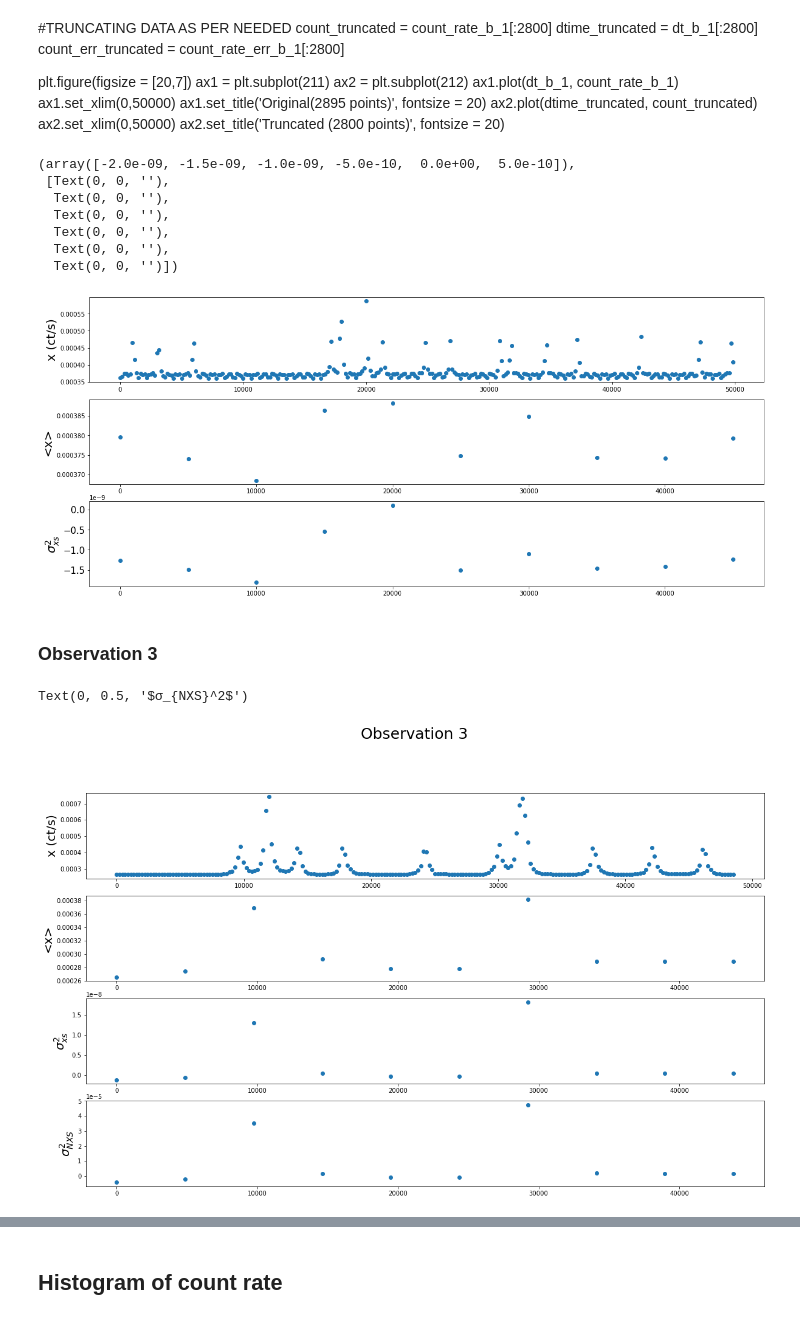
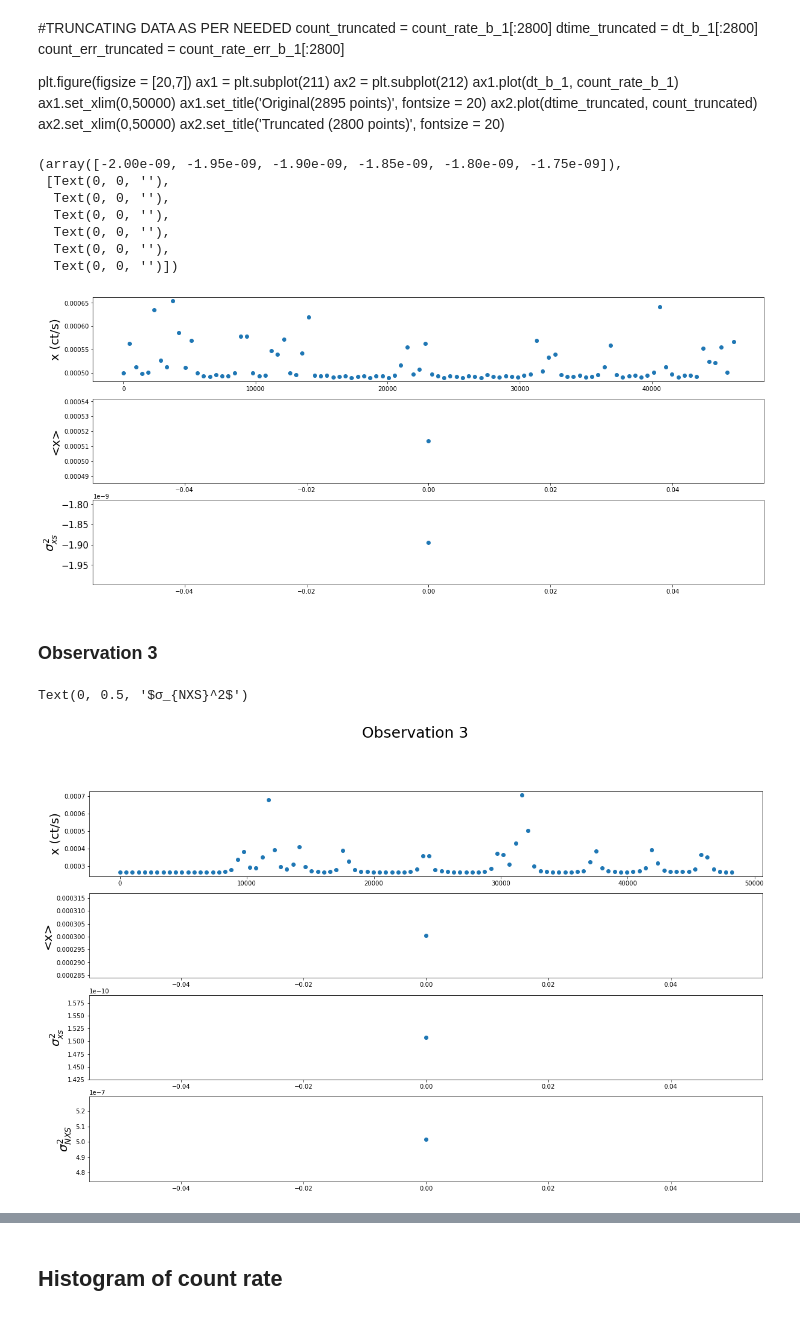
Before and after one commit to Samrat0512/IIST-MS-Project, a Jupyter notebook: Lightcurves/source_6/ACIS_Broad_Band.ipynb, the cells around one changed output, grey strips where cells are left out. Saved outputs shown, nothing was run; the diff lists cells and outputs as text; code cells hidden in the pictures.

```diff
--- a/Lightcurves/source_6/ACIS_Broad_Band.ipynb
+++ b/Lightcurves/source_6/ACIS_Broad_Band.ipynb
@@ -151,7 +151,7 @@ plt.legend(fontsize = 15)
 ### Observation 1
 # %%
 n_total_b_1 = 2800 #Total data points
-n_bin_b_1 = 280 #Number of bins
+n_bin_b_1 = 100 #Number of bins
 bin_size_b_1 = int(n_total_b_1/n_bin_b_1) #Bin size in units of data points
 binned_resolution_b_1 = bin_size_b_1*resolution_b_1
 print(f'Binned resolution is {binned_resolution_b_1}s')
@@ -169,7 +169,7 @@ for i in range(n_bin_b_1):
         cr_binned_b_1[i] += count_rate_b_1[j+i*bin_size_b_1]/bin_size_b_1
         #summing square errors
         sum_err_sq += count_rate_err_b_1[j+i*bin_size_b_1]**2
-    err_binned_b_1[i] = (sum_err_sq/n_bin_b_1)**0.5
+    err_binned_b_1[i] = (sum_err_sq/bin_size_b_1**2)**0.5
 
 #Percentage error before and after binning
 err_percent_binned_b_1 = []
@@ -227,7 +227,7 @@ Binned resolution is 166.76075518131s
 ### Observation 3
 # %%
 n_total_b_3 = 1100 #Total data points(Truncated)
-n_bin_b_3 = 220 #Number of bins
+n_bin_b_3 = 100 #Number of bins
 bin_size_b_3 = int(n_total_b_3/n_bin_b_3) #Bin size in units of data points
 binned_resolution_b_3 = bin_size_b_3*resolution_b_3
 print(f'Binned resolution is {binned_resolution_b_3}s')
@@ -245,7 +245,7 @@ for i in range(n_bin_b_3):
             cr_binned_b_3[i] += count_rate_b_3[j+i*bin_size_b_3]/bin_size_b_3
             #summing square errors
             sum_err_sq += count_rate_err_b_3[j+i*bin_size_b_3]**2
-        err_binned_b_3[i] = (sum_err_sq/n_bin_b_3)**0.5
+        err_binned_b_3[i] = (sum_err_sq/bin_size_b_3**2)**0.5
 
 #Percentage error before and after binning
 err_percent_binned_b_3 = []
@@ -293,7 +293,7 @@ for i in range(n_bin_b_4):
         cr_binned_b_4[i] += count_rate_b_4[j+i*bin_size_b_4]/bin_size_b_4
         #summing square errors
         sum_err_sq += count_rate_err_b_4[j+i*bin_size_b_4]**2
-    err_binned_b_4[i] = (sum_err_sq/n_bin_b_4)**0.5
+    err_binned_b_4[i] = (sum_err_sq/bin_size_b_4**2)**0.5
 
 #Percentage error before and after binning
 err_percent_binned_b_4 = []
@@ -367,19 +367,19 @@ ax2.set_xlim(0,50000)
 ax2.set_title('Truncated (2800 points)', fontsize = 20)
 # %%
 #MAKING AVG FLUX OF EVERY 20 POINTS
-n_binned = 300 #Total data points(already binned)
-bin_size = 30 #size of the bin in data points
+n_binned = 100 #Total data points(already binned)
+bin_size = 100 #size of the bin in data points
 n_points = int(n_binned/bin_size) #no. of data points
 
 #print(n_points)
 t_avg = [] #time for avg count of 20
 c_avg = [] #avg count rate on 20 points bin
 for i in range(n_points):
-    t_avg.append(t_binned_b_4[i*bin_size])
+    t_avg.append(t_binned_b_1[i*bin_size])
     #print(i,i*25)
     sum = 0
     for j in range(bin_size):
-        sum += cr_binned_b_4[j+i*bin_size]
+        sum += cr_binned_b_1[j+i*bin_size]
     c_avg.append(sum/bin_size)
 
 var = [] #variance
@@ -388,8 +388,8 @@ for i in range(n_points):
     sum = 0
     sum_err_sq = 0 #sum of squared err
     for j in range(0,bin_size):
-        sum += (cr_binned_b_4[j+i*bin_size] - c_avg[i])**2
-        sum_err_sq += (err_binned_b_4[j+i*bin_size])**2
+        sum += (cr_binned_b_1[j+i*bin_size] - c_avg[i])**2
+        sum_err_sq += (err_binned_b_1[j+i*bin_size])**2
     avg_sum_err_sq = sum_err_sq/bin_size
     #print('err ',avg_sum_err_sq)
     #print('var ',sum/19)
@@ -403,42 +403,42 @@ t_further = []
 for i in range(7):
     sum = 0
     t_further.append(t_avg[i*20])
     for j in range(20):
         sum += var[j+i*20]
     expect_var.append(sum/20)
 '''
 #PLOTTING
 plt.figure(figsize = [20,15])
 ax1 = plt.subplot(511)
 ax2 = plt.subplot(512)
 ax3 = plt.subplot(513)
 #ax4 = plt.subplot(514)
-ax1.scatter(t_binned_b_4, cr_binned_b_4)
+ax1.scatter(t_binned_b_1, cr_binned_b_1)
 ax1.set_ylabel('x (ct/s)', fontsize = 20)
 ax2.scatter(t_avg, c_avg)
 ax2.set_ylabel('<x>', fontsize = 20)
 ax3.scatter(t_avg, xs_var)
 ax3.set_ylabel('$σ_{xs}^2$', fontsize = 20)
 plt.yticks(fontsize = 15)
 #ax3.set_yscale('log')
 #ax4.scatter(t_further, expect_var)
 #ax4.set_ylabel('<$S^2$>', fontsize = 20)
 #ax4.set_yscale('log')
 # %% [output]
-(array([-2.0e-09, -1.5e-09, -1.0e-09, -5.0e-10,  0.0e+00,  5.0e-10]),
+(array([-2.00e-09, -1.95e-09, -1.90e-09, -1.85e-09, -1.80e-09, -1.75e-09]),
  [Text(0, 0, ''),
   Text(0, 0, ''),
   Text(0, 0, ''),
   Text(0, 0, ''),
   Text(0, 0, ''),
   Text(0, 0, '')])
-[figure, old version]
+[figure, new version]
 # %% [markdown]
 ### Observation 3
 # %%
 #MAKING AVG FLUX OF EVERY 20 POINTS
-n_binned = 220 #Total data points(already binned)
-bin_size = 22 #size of the bin in data points
+n_binned = 100 #Total data points(already binned)
+bin_size = 100 #size of the bin in data points
 n_points = int(n_binned/bin_size) #no. of data points
 
 #print(n_points)
@@ -502,4 +502,4 @@ ax4.set_ylabel('$σ_{NXS}^2$', fontsize = 20)
 #ax4.set_yscale('log')
 # %% [output]
 Text(0, 0.5, '$σ_{NXS}^2$')
-[figure, old version]
+[figure, new version]
```
Also changed, not shown: parts of 14 cells of this notebook.
